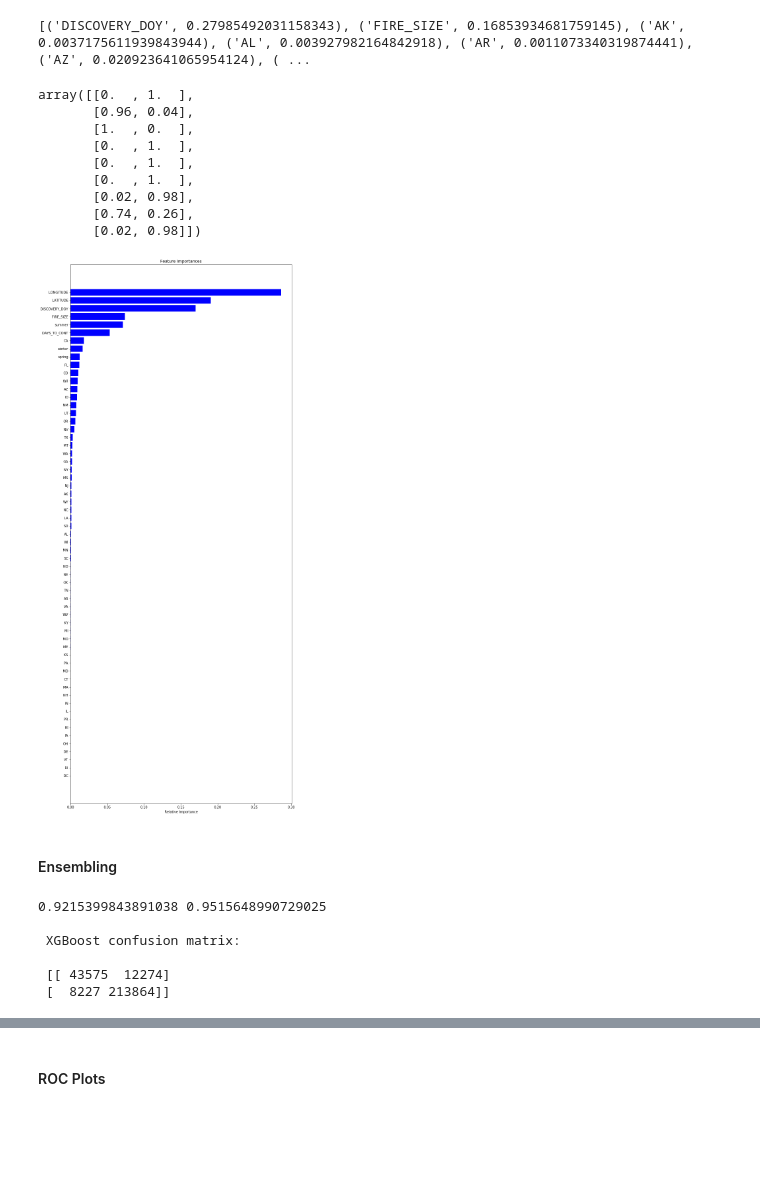
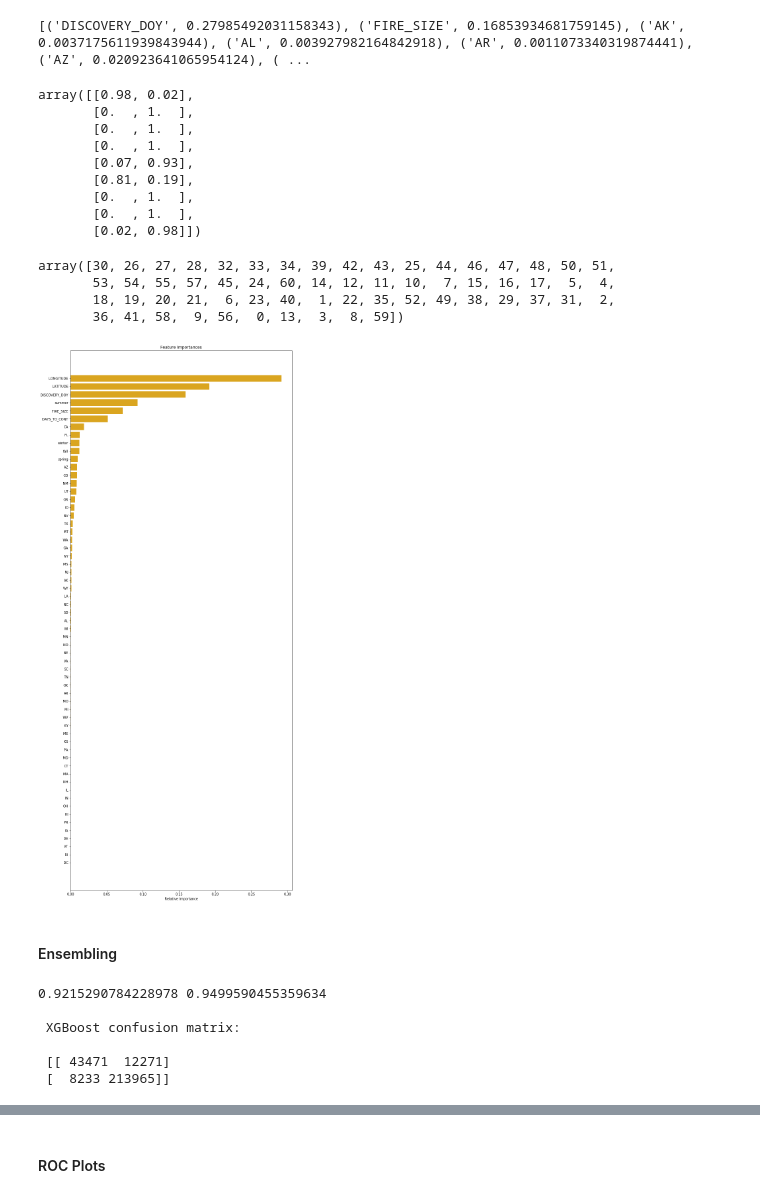
Before and after one commit to asmitakulkarni/Project3_Wildfires, a Jupyter notebook: Project3_Wildfires_02_initial_models.ipynb, the cells around one changed output, grey strips where cells are left out. Cells and saved outputs as stored; diff of their text form; code cells hidden in the pictures; blank space fills up the shorter version.

```diff
--- a/Project3_Wildfires_02_initial_models.ipynb
+++ b/Project3_Wildfires_02_initial_models.ipynb
@@ -65,7 +65,7 @@ Index(['DISCOVERY_DOY', 'FIRE_SIZE', 'LATITUDE', 'LONGITUDE', 'STATE', 'AK',
 # %% [markdown]
 ##### Subset for RandomForest/XGBoost/DecisionTree
 # %%
-X_rf = X.drop(['STATE','SEASON'], axis = 1)
+X_rf = X.copy() #.drop(['STATE','SEASON'], axis = 1)
 # %%
 X_rf.head()
 # %% [output]
@@ -309,26 +302,33 @@ print(list(zip(X_val_rf.columns, randomforest.feature_importances_)))
 # %%
 randomforest.predict_proba(X_val_rf.head(9))
 # %% [output]
-array([[0.  , 1.  ],
-       [0.96, 0.04],
-       [1.  , 0.  ],
+array([[0.98, 0.02],
        [0.  , 1.  ],
        [0.  , 1.  ],
        [0.  , 1.  ],
-       [0.02, 0.98],
-       [0.74, 0.26],
+       [0.07, 0.93],
+       [0.81, 0.19],
+       [0.  , 1.  ],
+       [0.  , 1.  ],
        [0.02, 0.98]])
+# %%
+indices
+# %% [output]
+array([30, 26, 27, 28, 32, 33, 34, 39, 42, 43, 25, 44, 46, 47, 48, 50, 51,
+       53, 54, 55, 57, 45, 24, 60, 14, 12, 11, 10,  7, 15, 16, 17,  5,  4,
+       18, 19, 20, 21,  6, 23, 40,  1, 22, 35, 52, 49, 38, 29, 37, 31,  2,
+       36, 41, 58,  9, 56,  0, 13,  3,  8, 59])
 # %%
 importances = randomforest.feature_importances_
 indices = np.argsort(importances)
 
 plt.figure(figsize=(12,30))
 plt.title('Feature Importances')
-plt.barh(range(len(indices)), importances[indices], color='b', align='center')
+plt.barh(range(len(indices)), importances[indices], color='goldenrod', align='center')
 plt.yticks(range(len(indices)), [X_val_rf.columns[i] for i in indices])
 plt.xlabel('Relative Importance');
 # %% [output]
-[figure, old version]
+[figure, new version]
 # %% [markdown]
 #### Ensembling
 # %%
@@ -344,12 +344,12 @@ print(precision_score(y_val_rf, y_predict_xg), recall_score(y_val_rf, y_predict_
 
 print("\n XGBoost confusion matrix: \n\n", confusion_matrix(y_val_rf, randomforest.predict(X_val_rf)))
 # %% [output]
-0.9215399843891038 0.9515648990729025
+0.9215290784228978 0.9499590455359634
 
  XGBoost confusion matrix:
 
- [[ 43575  12274]
- [  8227 213864]]
+ [[ 43471  12271]
+ [  8233 213965]]
 # %%
 importances = xg.feature_importances_
 indices = np.argsort(importances)
```
Also changed, not shown: parts of 47 cells of this notebook, 2 other files.
